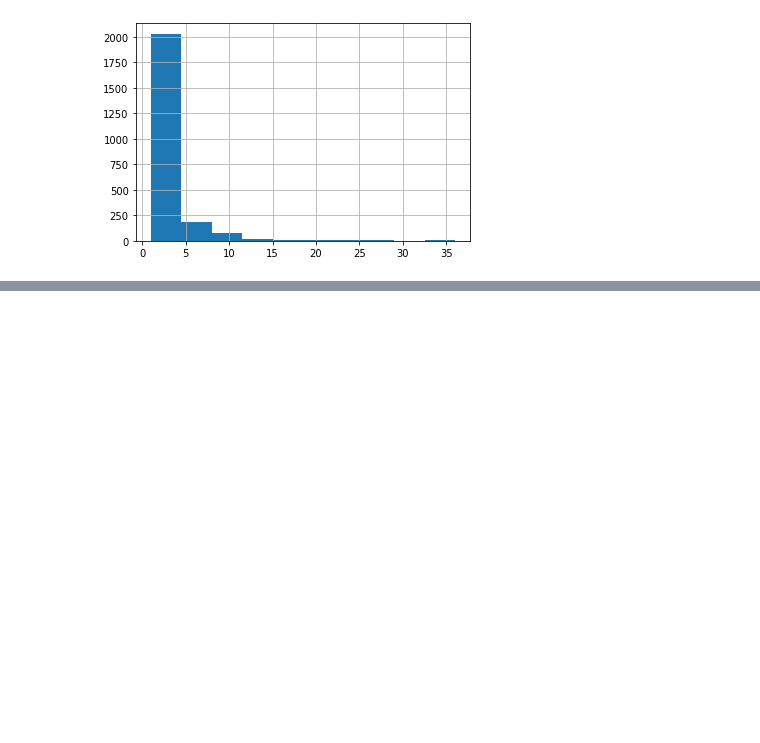
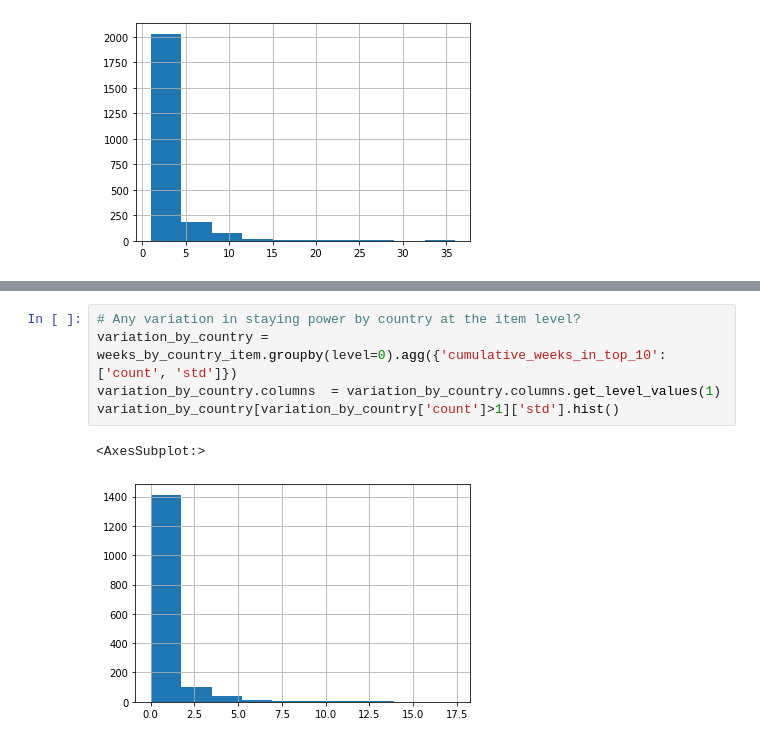
Before and after one commit to NHagar/Research-netflix, a Jupyter notebook: eda/descriptive_stats.ipynb, the cells around one changed output, grey strips where cells are left out. Cells and saved outputs as stored; diff of their text form; blank space fills up the shorter version.

```diff
--- a/eda/descriptive_stats.ipynb
+++ b/eda/descriptive_stats.ipynb
@@ -75,0 +51,8 @@ weeks_by_country_item.set_index('show_title').join(df[['show_title', 'category']
+# %%
+# Any variation in staying power by country at the item level?
+variation_by_country = weeks_by_country_item.groupby(level=0).agg({'cumulative_weeks_in_top_10': ['count', 'std']})
+variation_by_country.columns  = variation_by_country.columns.get_level_values(1)
+variation_by_country[variation_by_country['count']>1]['std'].hist()
+# %% [output]
+<AxesSubplot:>
+[figure, added]
```
Also changed, not shown: parts of 11 cells of this notebook.
